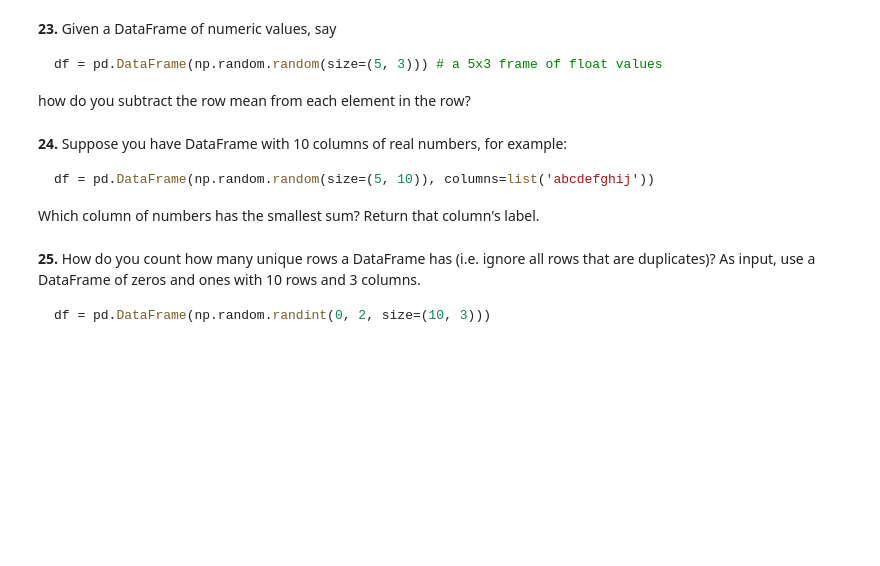
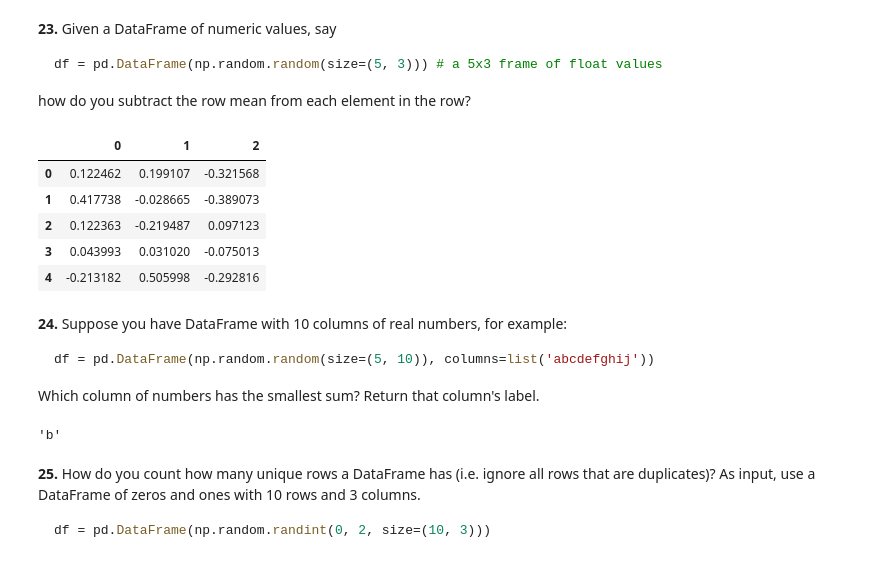
Before and after one commit to ManasviMalepati/PandasPuzzles, a Jupyter notebook: 100-pandas-puzzles.ipynb, the cells around one changed output. Drawn from its saved outputs; the diff is of its cells as text; code cells hidden in the pictures; blank space fills up the shorter version.

````diff
--- a/100-pandas-puzzles.ipynb
+++ b/100-pandas-puzzles.ipynb
@@ -324,6 +336,17 @@ df = pd.DataFrame(np.random.random(size=(5, 3))) # a 5x3 frame of float values
 ```
 
 how do you subtract the row mean from each element in the row?
+# %%
+import numpy as np
+df = pd.DataFrame(np.random.random(size=(5, 3)))
+df.sub(df.mean(axis=1), axis=0)
+# %% [output]
+|  | 0 | 1 | 2 |
+| 0 | 0.122462 | 0.199107 | -0.321568 |
+| 1 | 0.417738 | -0.028665 | -0.389073 |
+| 2 | 0.122363 | -0.219487 | 0.097123 |
+| 3 | 0.043993 | 0.031020 | -0.075013 |
+| 4 | -0.213182 | 0.505998 | -0.292816 |
 # %% [markdown]
 **24.** Suppose you have DataFrame with 10 columns of real numbers, for example:
 
@@ -331,6 +354,11 @@ how do you subtract the row mean from each element in the row?
 df = pd.DataFrame(np.random.random(size=(5, 10)), columns=list('abcdefghij'))
 ```
 Which column of numbers has the smallest sum?  Return that column's label.
+# %%
+df = pd.DataFrame(np.random.random(size=(5, 10)), columns=list('abcdefghij'))
+df.sum(axis=0).idxmin()
+# %% [output]
+'b'
 # %% [markdown]
 **25.** How do you count how many unique rows a DataFrame has (i.e. ignore all rows that are duplicates)? As input, use a DataFrame of zeros and ones with 10 rows and 3 columns.
 
````
Also changed, not shown: parts of 1 cell of this notebook, 1 other file.
